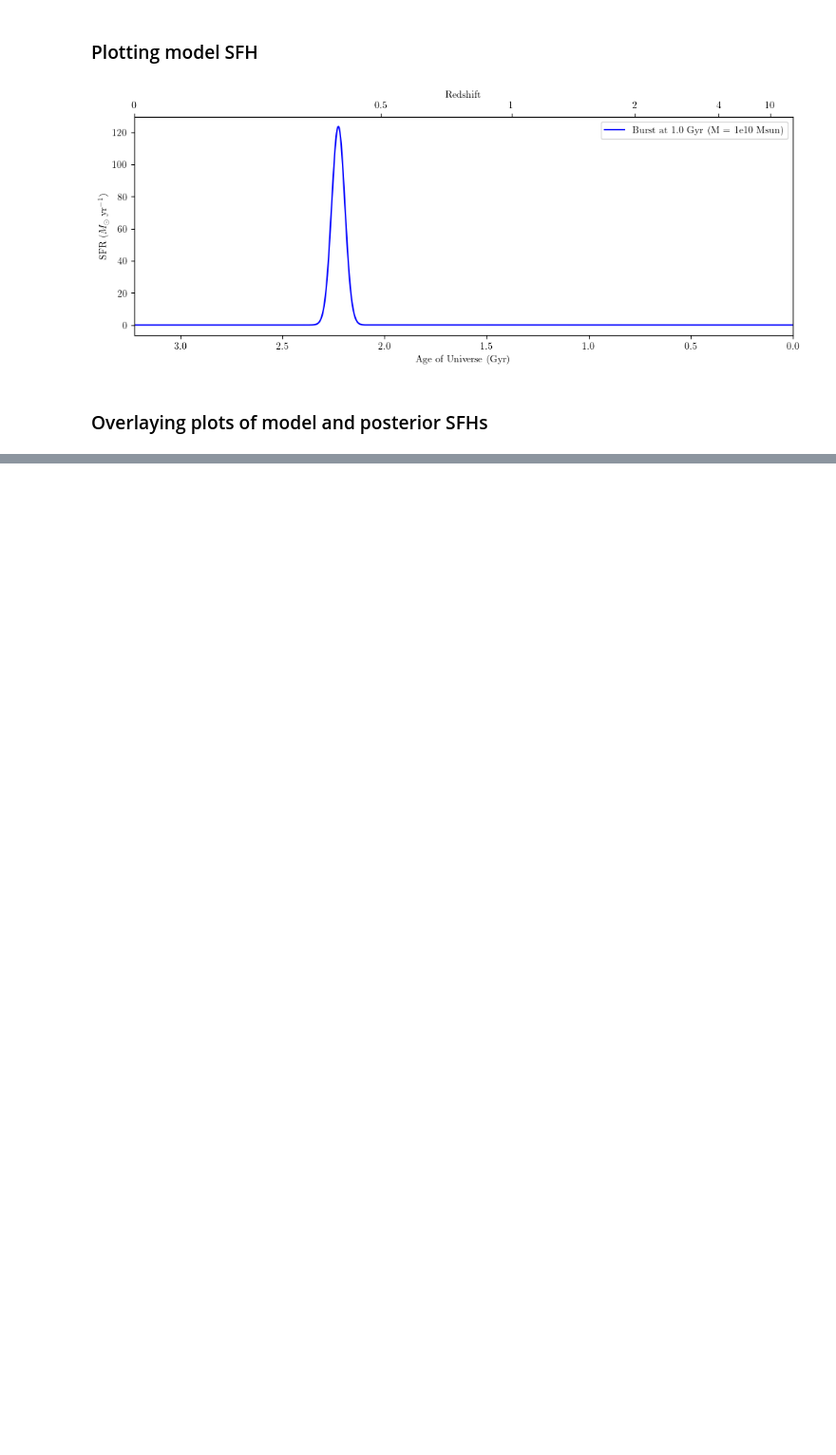
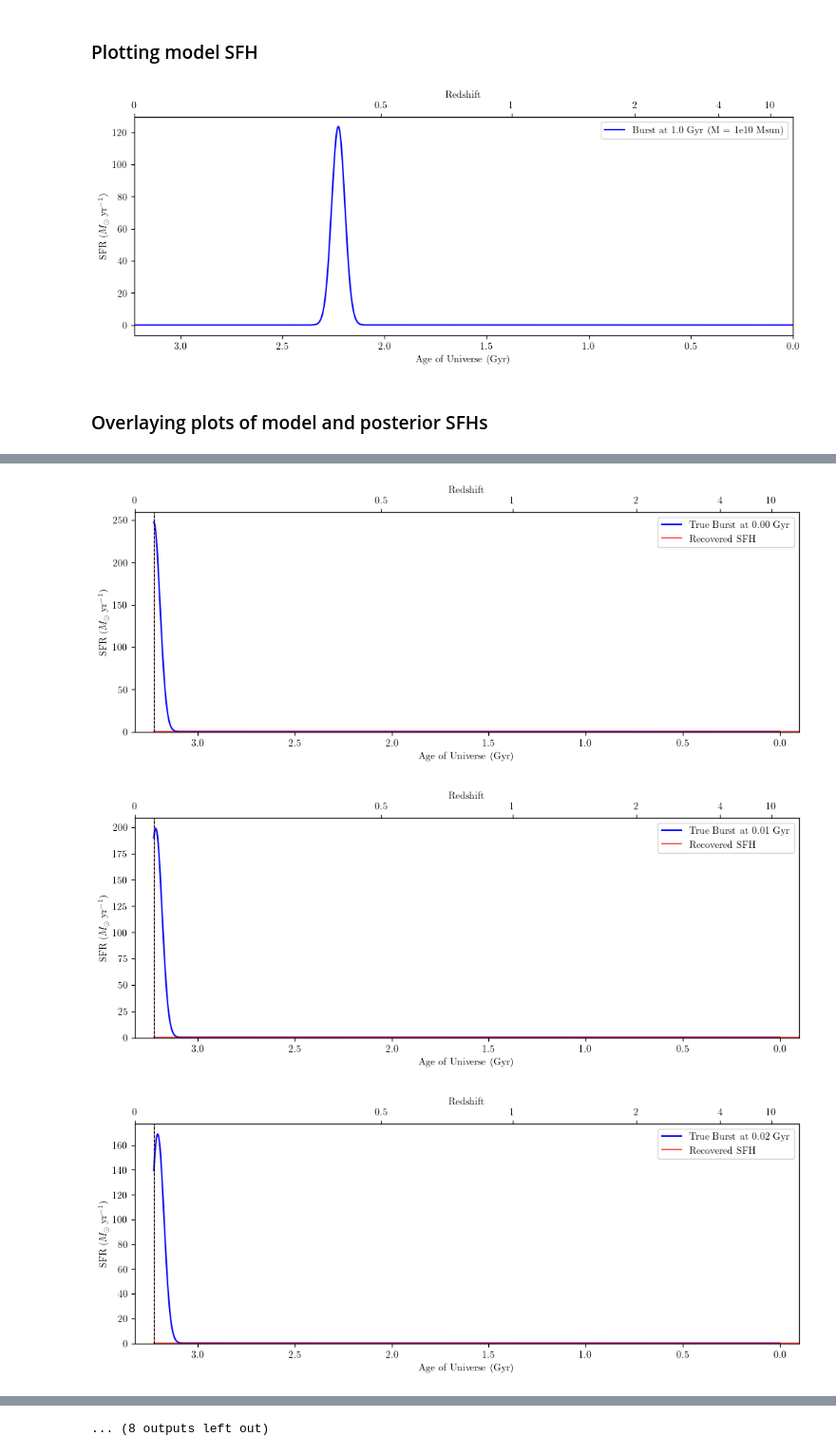
Before and after one commit to abbycrowther/star-formation-histories, a Jupyter notebook: Code/burst/model_vs_posterior_sfh_burst.ipynb, the cells around one changed output, grey strips where cells are left out. Shown at 95% size. Drawn from its saved outputs; the diff is of its cells as text; code cells hidden in the pictures; blank space fills up the shorter version.

```diff
--- a/Code/burst/model_vs_posterior_sfh_burst.ipynb
+++ b/Code/burst/model_vs_posterior_sfh_burst.ipynb
@@ -402 +447,72 @@ for i, burst_age in enumerate(years):
 ... (8 outputs left out)
+# %%
+import matplotlib.pyplot as plt
+import numpy as np
+from bagpipes import utils
+
+z_model = z           # model redshift
+M_target = 1e10       # total formed mass
+
+for i, burst_age in enumerate(years):
+
+    # --- True burst SFH ---
+    age_of_universe = np.interp(z_model, utils.z_array, utils.age_at_z)
+    n_bins = 1000
+    ages_array = np.linspace(0, age_of_universe, n_bins)
+    sigma = (ages_array.max() - ages_array.min()) * 0.01
+    burst_center = age_of_universe - burst_age
+    sfr_unnorm = np.exp(-(ages_array - burst_center)**2 / (2 * sigma**2))
+    integral = np.trapz(sfr_unnorm, ages_array * 1e9)  # Gyr → yr
+    scale = M_target / integral
+    sfr_array = scale * sfr_unnorm
+
+    # --- Plot setup ---
+    fig, ax = plt.subplots(figsize=(12, 4))
+    ax.plot(ages_array, sfr_array, color="blue", label=f"True Burst at {burst_age:.2f} Gyr")
+
+    # --- Posterior SFH ---
+    fit = fits[i]
+
+    if "redshift" in fit.fitted_model.params:
+        z_fit = np.median(fit.posterior.samples["redshift"])
+    else:
+        z_fit = fit.fitted_model.model_components["redshift"]
+
+    age_of_universe_fit = np.interp(z_fit, utils.z_array, utils.age_at_z)
+    post = np.percentile(fit.posterior.samples["sfh"], (16, 50, 84), axis=0).T
+    x = age_of_universe_fit - fit.posterior.sfh.ages * 1e-9
+
+    ax.plot(x, post[:, 1], color="red", alpha=0.7, label="Recovered SFH")
+    ax.fill_between(x, np.clip(post[:, 0], 0, None), np.clip(post[:, 2], 0, None), color="red", alpha=0.2)
+
+    # --- Burst line & span (dynamic for each model) ---
+    # --- Posterior-derived burst times ---
+    t_burst_samples = fit.posterior.samples["burst:age"] * 1e-9  # convert to Gyr
+    cosmic_burst = age_of_universe_fit - t_burst_samples        # cosmic age
+    t_med = np.median(cosmic_burst)
+    t_lo, t_hi = np.percentile(cosmic_burst, [16, 84])
+
+    ax.axvline(t_med, linestyle='--', linewidth=0.8, color='black')
+    ax.axvspan(t_lo, t_hi, alpha=0.5, color='crimson')
+
+    # --- Axes & labels ---
+    ax.set_xlim(max(x) + 0.1, -0.1)
+    ax.set_ylim(bottom=0)
+    ax.set_xlabel("Age of Universe (Gyr)")
+    ax.set_ylabel(r"SFR ($M_\odot\,\mathrm{yr}^{-1}$)")
+    ax.legend()
+
+    # --- Top redshift axis ---
+    ax_top = ax.twiny()
+    zvals = [0, 0.5, 1, 2, 4, 10]
+    ages_top = np.interp(zvals, utils.z_array, utils.age_at_z)
+    ax_top.set_xlim(ax.get_xlim())
+    ax_top.set_xticks(ages_top)
+    ax_top.set_xticklabels(zvals)
+    ax_top.set_xlabel("Redshift")
+
+    plt.show()
+# %% [output]
+[figure, added]
+[figure, added]
+[figure, added]
@@ -403,3 +528,4 @@ for i, burst_age in enumerate(years):
+... (8 outputs left out)
 # %%
 import matplotlib.pyplot as plt
 import numpy as np
```
Also changed, not shown: parts of 11 cells of this notebook.
